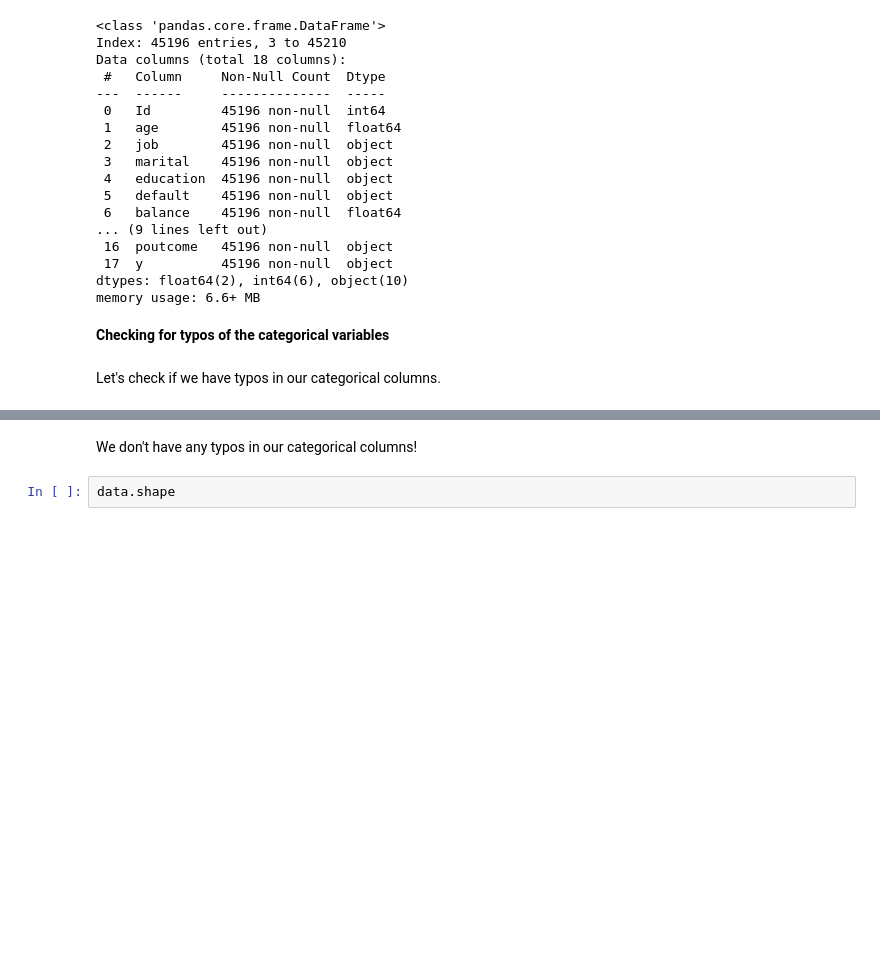
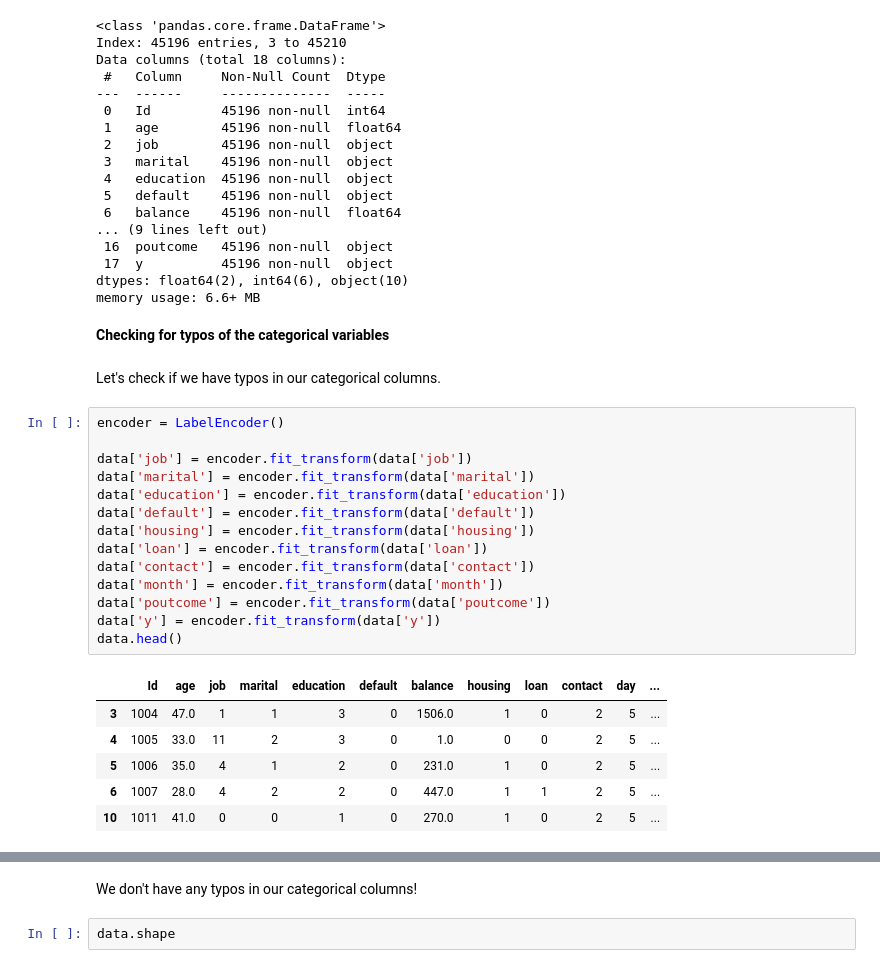
Before and after one commit to DanielCarneiro123/Machine-Learning-Proj, a Jupyter notebook: src/dataset_cleaning.ipynb, the cells around one changed output, grey strips where cells are left out. Drawn from its saved outputs; the diff is of its cells as text; blank space fills up the shorter version.

```diff
--- a/src/dataset_cleaning.ipynb
+++ b/src/dataset_cleaning.ipynb
@@ -254,6 +255,27 @@ memory usage: 6.6+ MB
 **Checking for typos of the categorical variables**
 # %% [markdown]
 Let's check if we have typos in our categorical columns.
+# %%
+encoder = LabelEncoder()
+
+data['job'] = encoder.fit_transform(data['job'])
+data['marital'] = encoder.fit_transform(data['marital'])
+data['education'] = encoder.fit_transform(data['education'])
+data['default'] = encoder.fit_transform(data['default'])
+data['housing'] = encoder.fit_transform(data['housing'])
+data['loan'] = encoder.fit_transform(data['loan'])
+data['contact'] = encoder.fit_transform(data['contact'])
+data['month'] = encoder.fit_transform(data['month'])
+data['poutcome'] = encoder.fit_transform(data['poutcome'])
+data['y'] = encoder.fit_transform(data['y'])
+data.head()
+# %% [output]
+|  | Id | age | job | marital | education | default | balance | housing | loan | contact | day | ... |
+| 3 | 1004 | 47.0 | 1 | 1 | 3 | 0 | 1506.0 | 1 | 0 | 2 | 5 | ... |
+| 4 | 1005 | 33.0 | 11 | 2 | 3 | 0 | 1.0 | 0 | 0 | 2 | 5 | ... |
+| 5 | 1006 | 35.0 | 4 | 1 | 2 | 0 | 231.0 | 1 | 0 | 2 | 5 | ... |
+| 6 | 1007 | 28.0 | 4 | 2 | 2 | 0 | 447.0 | 1 | 1 | 2 | 5 | ... |
+| 10 | 1011 | 41.0 | 0 | 0 | 1 | 0 | 270.0 | 1 | 0 | 2 | 5 | ... |
 # %%
 col_of_data = ['job', 'marital', 'education', 'default', 'housing', 'loan', 'contact', 'month', 'poutcome', 'y']
 
```
Also changed, not shown: parts of 4 cells of this notebook, 1 other file.
